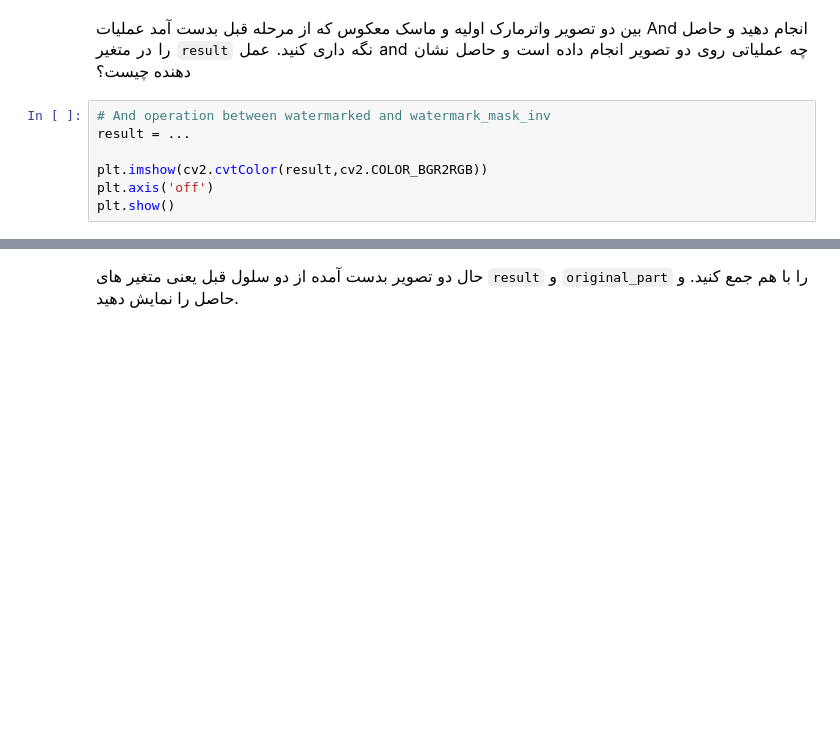
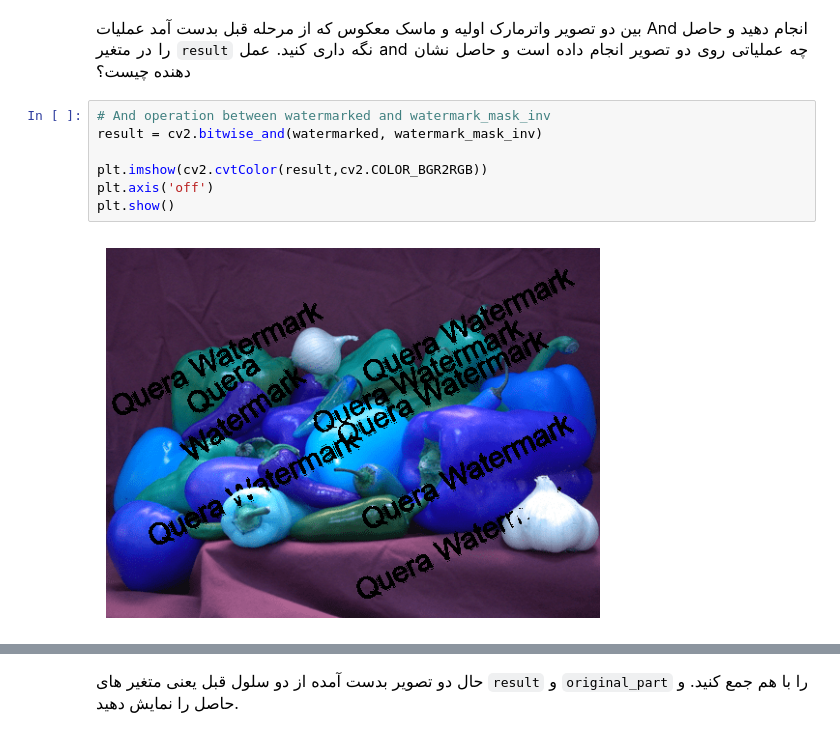
Before and after one commit to mahajialirezaei/Watermark---opencv, a Jupyter notebook: Code/NoteBook.ipynb, the cells around one changed output, grey strips where cells are left out. Saved outputs shown, nothing was run; the diff lists cells and outputs as text; blank space fills up the shorter version.

```diff
--- a/Code/NoteBook.ipynb
+++ b/Code/NoteBook.ipynb
@@ -165,10 +167,12 @@ plt.show()
 </p>
 # %%
 # And operation between watermarked and watermark_mask_inv
-result = ...
+result = cv2.bitwise_and(watermarked, watermark_mask_inv)
 
 plt.imshow(cv2.cvtColor(result,cv2.COLOR_BGR2RGB))
 plt.axis('off')
 plt.show()
+# %% [output]
+[figure, added]
 # %%
 # And operation between original and watermark_mask_3ch
```
Also changed, not shown: parts of 2 cells of this notebook.
